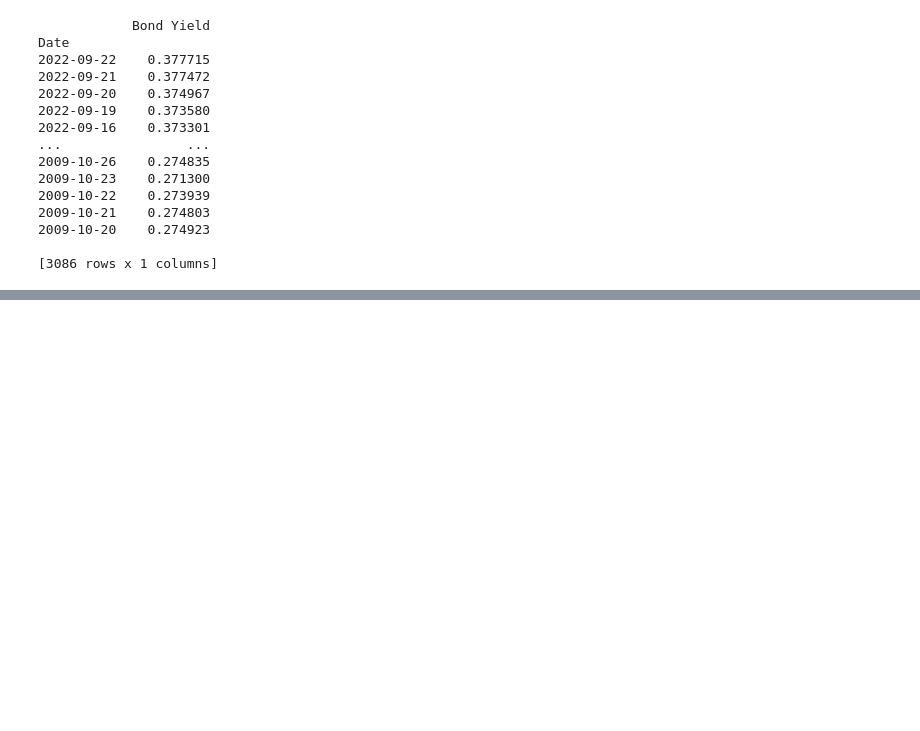
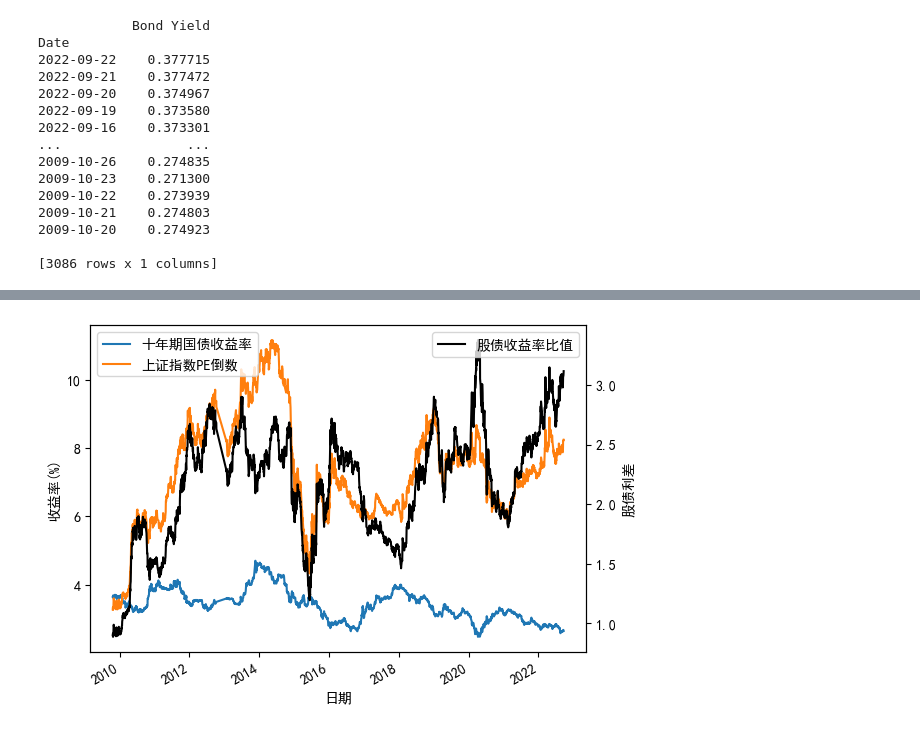
Before and after one commit to etertech/econometrics-python, a Jupyter notebook: PE Ratio vs Bond Yield/PE Ratio vs Bond Yield of China.ipynb, the cells around one changed output, grey strips where cells are left out. Saved outputs shown, nothing was run; the diff lists cells and outputs as text; code cells hidden in the pictures; blank space fills up the shorter version.

```diff
--- a/PE Ratio vs Bond Yield/PE Ratio vs Bond Yield of China.ipynb
+++ b/PE Ratio vs Bond Yield/PE Ratio vs Bond Yield of China.ipynb
@@ -133,0 +149,45 @@ Text(0, 0.5, 'P/E值')
+# %%
+###########fig=plt.figure()
+##########plt.title('Title')
+#########names = []
+########ax1=bond_interval.plot()
+#######names.append('十年期国债收益率')
+
+
+
+######stock["000001.SH"]["1/PE"].plot(ax=ax1)
+#####names.append("上证指数PE倒数")
+
+
+####ax2=stock["000001.SH"]["Ratio"].plot(secondary_y="Ratio")
+
+
+###print(names)
+##ax.legend(names)
+
+#ax.set_xlabel('日期')
+#ax.set_ylabel('收益率(%)')
+#ax.right_ax.set_ylabel('股债利差')
+#plt.show()
+
+names = []
+
+#fig,ax1=plt.subplots() #subplots一定要带s
+ax1=bond_interval.plot()
+
+names.append('十年期国债收益率')
+stock["000001.SH"]["1/PE"].plot(ax=ax1)
+names.append("上证指数PE倒数")
+ax1.set_ylabel('收益率(%)')
+ax2=ax1.twinx() #twinx将ax1的X轴共用与ax2，这步很重要
+
+stock["000001.SH"]["Ratio"].plot(ax=ax2,secondary_y="Ratio",color='k',label="股债收益率比值")
+#ax2.right_ax.set_ylabel('股债利差')
+ax2.set_ylabel('股债利差')
+ax1.legend(names,loc='upper left')
+
+ax2.legend(loc='upper right')
+ax1.set_xlabel('日期')
+plt.show()
+# %% [output]
+[figure, added]
```
Also changed, not shown: parts of 5 cells of this notebook.
